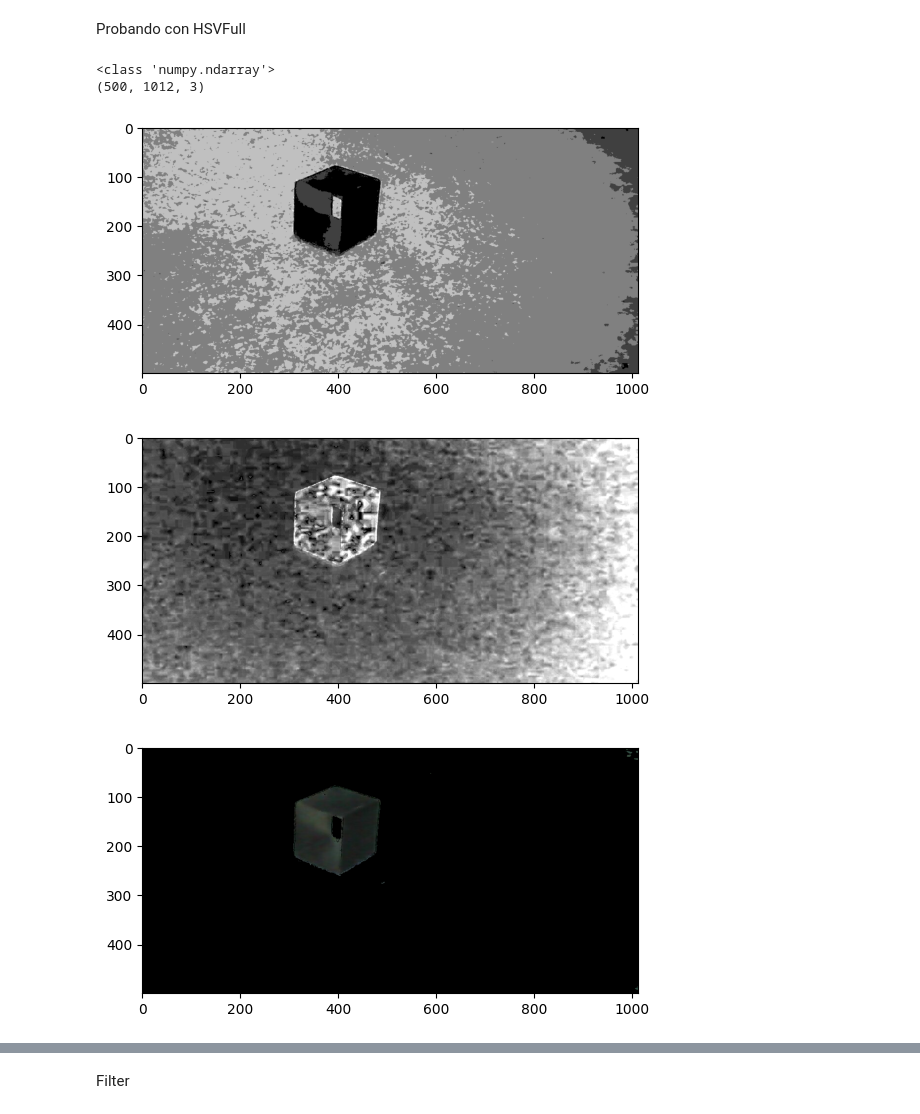
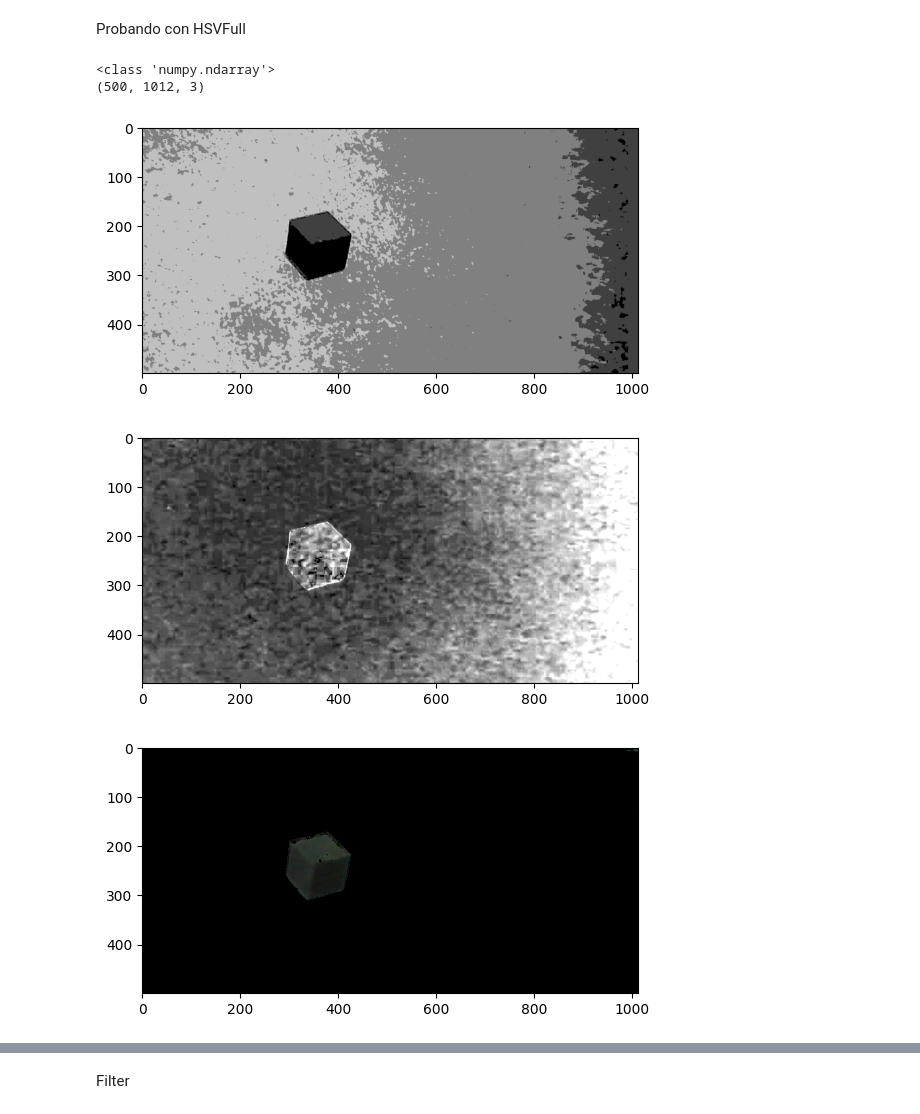
Before and after one commit to 97hackbrian/Seeker_ComputerVision, a Jupyter notebook: notebooks/data_acquisition.ipynb, the cells around one changed output, grey strips where cells are left out. Cells and saved outputs as stored; diff of their text form; code cells hidden in the pictures.

```diff
--- a/notebooks/data_acquisition.ipynb
+++ b/notebooks/data_acquisition.ipynb
@@ -4,7 +4,7 @@
 import cv2
 import matplotlib.pyplot as plt
 # %%
-frame=cv2.imread("dataTest/img6.jpg")
+frame=cv2.imread("dataTest/img7.jpg")
 frame=cv2.cvtColor(frame,cv2.COLOR_BGR2RGB)
 print(frame.shape)
 plt.imshow(frame)
@@ -101,7 +101,7 @@ plt.show()
 # %% [output]
 <class 'numpy.ndarray'>
 (500, 1012, 3)
-[figure, old version]
+[figure, new version]
 # %%
 HSV = frame2
 H, S, V = cv2.split(HSV)
@@ -127,38 +127,38 @@ gray_image = combined_channel
 plt.imshow(gray_image, cmap="gray")
 plt.show()
 # %% [output]
-[figure, old version]
+[figure, new version]
 # %%
 import cv2
 import numpy as np
 import matplotlib.pyplot as plt
 
 # Supongamos que tienes una imagen en el espacio de color HSV
 HSV = frame2
 
 # Extraer la componente V (Valor)
 H, S, V = cv2.split(HSV)
 
 # Definir un umbral para la binarización
-umbral = 80  # Ajusta este valor según tu preferencia 33
+umbral = 66  # Ajusta este valor según tu preferencia 33, 80,66
 
 # Binarizar la componente V
 mascara_binarizada = (V <= umbral).astype(np.uint8)  # Convertir a 0 (negro) o 1
 
 # Multiplicar la componente V por la máscara binarizada
 V_binarizada = V * mascara_binarizada
 
 # Reconstruir la imagen HSV con la componente V binarizada
 HSV_binarizado = cv2.merge([H, S, V_binarizada])
 
 # Convertir la imagen binarizada de vuelta a BGR para mostrarla
 imagen_binarizada_bgr = cv2.cvtColor(HSV_binarizado, cv2.COLOR_HSV2RGB)
 
 # Mostrar la imagen binarizada
 plt.imshow(imagen_binarizada_bgr)
 plt.show()
 # %% [output]
-[figure, old version]
+[figure, new version]
 # %%
 h, s, v = cv2.split(HSV_binarizado)
 
```
Also changed, not shown: parts of 11 cells of this notebook, 2 other files.
